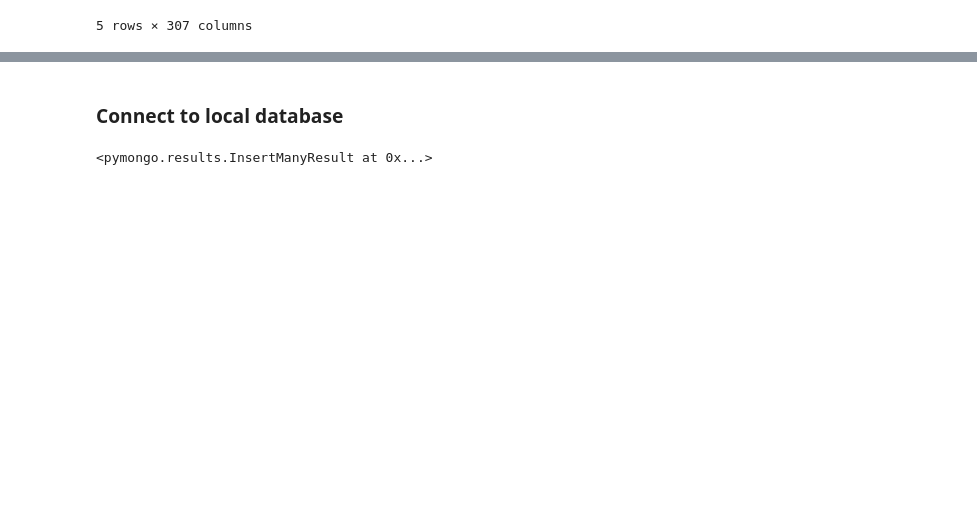
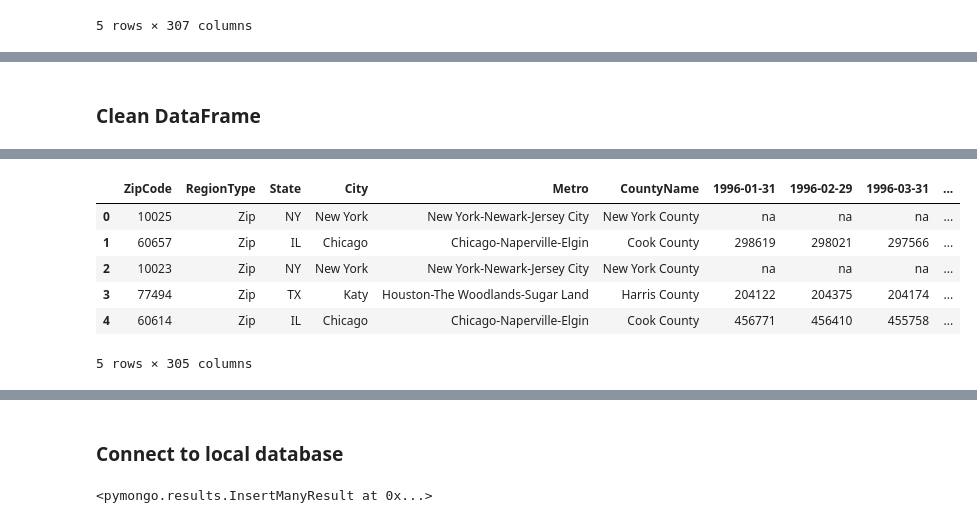
Before and after one commit to anand-sharan/project-work-two, a Jupyter notebook: data_etl/data_etl.ipynb, the cells around one changed output, grey strips where cells are left out. Drawn from its saved outputs; the diff is of its cells as text; code cells hidden in the pictures; blank space fills up the shorter version.

```diff
--- a/data_etl/data_etl.ipynb
+++ b/data_etl/data_etl.ipynb
@@ -210,3 +267,17 @@ zip_zhvi_five_and_five_plus_bedroom_time_series_df.head()
 | 3 | 91982 | 3 | 77494 | Zip | TX | TX | Katy | Houston-The Woodlands-Sugar Land | Harris County | ... |
 | 4 | 84616 | 4 | 60614 | Zip | IL | IL | Chicago | Chicago-Naperville-Elgin | Cook County | ... |
 5 rows × 307 columns
+# %%
+# Combined data frame
+combined_zip_zhvi_homes_time_series_df = pd.concat([zip_zhvi_single_family_homes_time_series_df,
+                                               zip_zhvi_condo_coop_time_series_df,
+                                               zip_zhvi_one_bedroom_time_series_df,
+                                               zip_zhvi_two_bedroom_time_series_df,
+                                               zip_zhvi_three_bedroom_time_series_df,
+                                               zip_zhvi_four_bedroom_time_series_df,
+                                               zip_zhvi_five_and_five_plus_bedroom_time_series_df
+                                              ], ignore_index=True)
+
+# Visualize
+print(len(combined_zip_zhvi_homes_time_series_df))
+combined_zip_zhvi_homes_time_series_df.head()
@@ -212,0 +293,37 @@ zip_zhvi_five_and_five_plus_bedroom_time_series_df.head()
+# %% [markdown]
+### Clean DataFrame
+# %%
+# Drop columns Region ID, Sizerank, StateName
+drop_columns = ['RegionID', 'SizeRank', 'StateName']
+
+combined_zip_zhvi_homes_time_series_df.drop(drop_columns, inplace=True, axis=1)
+# %%
+%%time
+
+# Rename columns
+combined_zip_zhvi_homes_time_series_df.rename(columns={'RegionName': 'ZipCode'}, inplace=True)
+
+# Clean NaN Values by replacing NaN with 'na'
+combined_zip_zhvi_homes_time_series_df = combined_zip_zhvi_homes_time_series_df.fillna('na')
+
+combined_zip_zhvi_homes_time_series_df["Price Trend Flag"] = "No Trend"
+
+# Calculate the Price trend flag
+
+previous_latest_month_end_date = '2020-08-31'
+latest_month_end_date = '2020-09-30'
+
+for index, row in combined_zip_zhvi_homes_time_series_df.iterrows():
+
+    if row[latest_month_end_date] < row[previous_latest_month_end_date]:
+        combined_zip_zhvi_homes_time_series_df.loc[index,"Price Trend Flag"] = "Down Trend"
+
+    elif row[latest_month_end_date] > row[previous_latest_month_end_date]:
+        combined_zip_zhvi_homes_time_series_df.loc[index,"Price Trend Flag"] = "Up Trend"
+
+# Covert to dictionary to load into Mongo DB
+combined_zip_zhvi_homes_time_series_dict = combined_zip_zhvi_homes_time_series_df.to_dict("records")
+
+# Display cleaned dataframe
+combined_zip_zhvi_homes_time_series_df.head()
+# %% [output]
@@ -212,0 +331,7 @@ zip_zhvi_five_and_five_plus_bedroom_time_series_df.head()
+|  | ZipCode | RegionType | State | City | Metro | CountyName | 1996-01-31 | 1996-02-29 | 1996-03-31 | ... |
+| 0 | 10025 | Zip | NY | New York | New York-Newark-Jersey City | New York County | na | na | na | ... |
+| 1 | 60657 | Zip | IL | Chicago | Chicago-Naperville-Elgin | Cook County | 298619 | 298021 | 297566 | ... |
+| 2 | 10023 | Zip | NY | New York | New York-Newark-Jersey City | New York County | na | na | na | ... |
+| 3 | 77494 | Zip | TX | Katy | Houston-The Woodlands-Sugar Land | Harris County | 204122 | 204375 | 204174 | ... |
+| 4 | 60614 | Zip | IL | Chicago | Chicago-Naperville-Elgin | Cook County | 456771 | 456410 | 455758 | ... |
+5 rows × 305 columns
```
Also changed, not shown: parts of 52 cells of this notebook, 7 other files.
